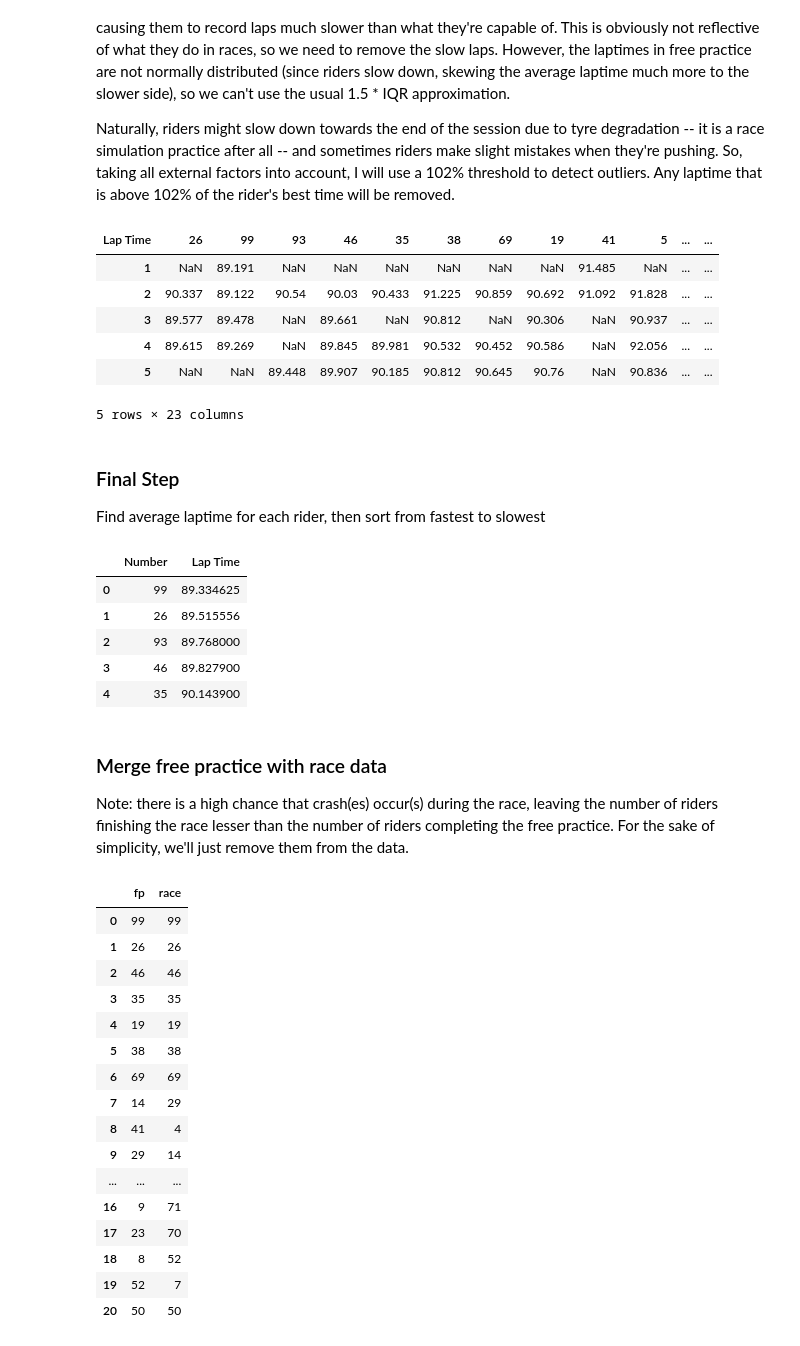
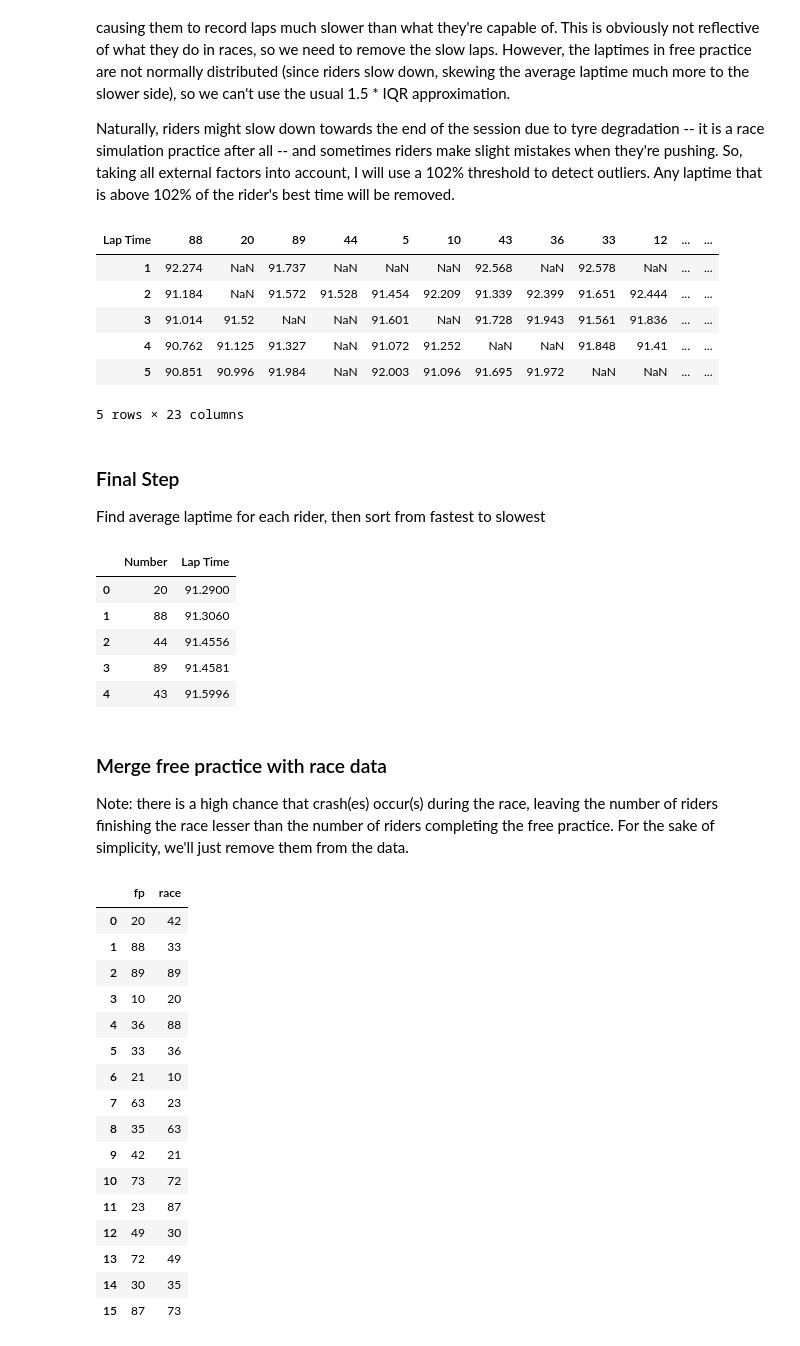
Before and after one commit to aeross/MotoGP-Free-Practice-Analyser, a Jupyter notebook: code/preprocess.ipynb, the cells around one changed output. Saved outputs shown, nothing was run; the diff lists cells and outputs as text; code cells hidden in the pictures.

```diff
--- a/code/preprocess.ipynb
+++ b/code/preprocess.ipynb
@@ -6,6 +6,6 @@ import re
 # %% [markdown]
 ## Race
 # %%
-df = tb.read_pdf("../Data/Race/2013-AUS-RAC.pdf", area = (120, 0, 500, 222), columns=[72, 78, 90, 110], pages = "1")[0]
+df = tb.read_pdf("../Data/Race/2022-VAL-RAC.pdf", area = (120, 0, 500, 222), columns=[72, 78, 90, 110], pages = "1")[0]
 df
 # %% [output]
@@ -64,7 +64,7 @@ See the caveats in the documentation: https://pandas.pydata.org/pandas-docs/stab
 # %% [markdown]
 ## Free Practice
 # %%
-filename = "../Data/FP/2013-AUS-FP4.pdf"
+filename = "../Data/FP/2022-VAL-FP4.pdf"
 # %%
 # getting the data for the free practice pdf is problematic because the table is split into two sides in one page
 dfl = tb.read_pdf(filename, area = (20, 0, 730, 133), columns = [79], pandas_options = {'header': False}, pages = 'all', silent=True)  # left side
@@ -259,12 +259,12 @@ threshold = minimum_lap * 1.02
 df4 = df3[df3 <= threshold]  # remove all values above the threshold
 df4.head()
 # %% [output]
-| Lap Time | 26 | 99 | 93 | 46 | 35 | 38 | 69 | 19 | 41 | 5 | ... | ... |
-| 1 | NaN | 89.191 | NaN | NaN | NaN | NaN | NaN | NaN | 91.485 | NaN | ... | ... |
-| 2 | 90.337 | 89.122 | 90.54 | 90.03 | 90.433 | 91.225 | 90.859 | 90.692 | 91.092 | 91.828 | ... | ... |
-| 3 | 89.577 | 89.478 | NaN | 89.661 | NaN | 90.812 | NaN | 90.306 | NaN | 90.937 | ... | ... |
-| 4 | 89.615 | 89.269 | NaN | 89.845 | 89.981 | 90.532 | 90.452 | 90.586 | NaN | 92.056 | ... | ... |
-| 5 | NaN | NaN | 89.448 | 89.907 | 90.185 | 90.812 | 90.645 | 90.76 | NaN | 90.836 | ... | ... |
+| Lap Time | 88 | 20 | 89 | 44 | 5 | 10 | 43 | 36 | 33 | 12 | ... | ... |
+| 1 | 92.274 | NaN | 91.737 | NaN | NaN | NaN | 92.568 | NaN | 92.578 | NaN | ... | ... |
+| 2 | 91.184 | NaN | 91.572 | 91.528 | 91.454 | 92.209 | 91.339 | 92.399 | 91.651 | 92.444 | ... | ... |
+| 3 | 91.014 | 91.52 | NaN | NaN | 91.601 | NaN | 91.728 | 91.943 | 91.561 | 91.836 | ... | ... |
+| 4 | 90.762 | 91.125 | 91.327 | NaN | 91.072 | 91.252 | NaN | NaN | 91.848 | 91.41 | ... | ... |
+| 5 | 90.851 | 90.996 | 91.984 | NaN | 92.003 | 91.096 | 91.695 | 91.972 | NaN | NaN | ... | ... |
 5 rows × 23 columns
 # %% [markdown]
 ### Final Step
@@ -275,39 +275,40 @@ df5.rename(columns={"Lap Time": "Number", 0: "Lap Time"}, inplace=True)
 df5.head()
 # %% [output]
 |  | Number | Lap Time |
-| 0 | 99 | 89.334625 |
-| 1 | 26 | 89.515556 |
-| 2 | 93 | 89.768000 |
-| 3 | 46 | 89.827900 |
-| 4 | 35 | 90.143900 |
+| 0 | 20 | 91.2900 |
+| 1 | 88 | 91.3060 |
+| 2 | 44 | 91.4556 |
+| 3 | 89 | 91.4581 |
+| 4 | 43 | 91.5996 |
 # %% [markdown]
 ### Merge free practice with race data
 Note: there is a high chance that crash(es) occur(s) during the race, leaving the number of riders finishing the race lesser than the number of riders completing the free practice. For the sake of simplicity, we'll just remove them from the data.
 # %%
 # remove DNF and DNS riders
 df6 = df5[df5["Number"].isin(race["Number"])]    # turn them to NaN
 fp = df6[df6["Number"].notna()].reset_index()    # remove NaN
 
 # how about riders who finished the race but did NOT participate in free practice?
-#race2 = race[race["Number"].isin()]
+race2 = race[race["Number"].isin(fp["Number"])]
+race3 = race2[race2["Number"].notna()].reset_index()
 
-final = pd.DataFrame({"fp": fp["Number"], "race": race["Number"]})
+final = pd.DataFrame({"fp": fp["Number"], "race": race3["Number"]})
 final
 # %% [output]
 |  | fp | race |
-| 0 | 99 | 99 |
-| 1 | 26 | 26 |
-| 2 | 46 | 46 |
-| 3 | 35 | 35 |
-| 4 | 19 | 19 |
-| 5 | 38 | 38 |
-| 6 | 69 | 69 |
-| 7 | 14 | 29 |
-| 8 | 41 | 4 |
-| 9 | 29 | 14 |
-| ... | ... | ... |
-| 16 | 9 | 71 |
-| 17 | 23 | 70 |
-| 18 | 8 | 52 |
-| 19 | 52 | 7 |
-| 20 | 50 | 50 |
+| 0 | 20 | 42 |
+| 1 | 88 | 33 |
+| 2 | 89 | 89 |
+| 3 | 10 | 20 |
+| 4 | 36 | 88 |
+| 5 | 33 | 36 |
+| 6 | 21 | 10 |
+| 7 | 63 | 23 |
+| 8 | 35 | 63 |
+| 9 | 42 | 21 |
+| 10 | 73 | 72 |
+| 11 | 23 | 87 |
+| 12 | 49 | 30 |
+| 13 | 72 | 49 |
+| 14 | 30 | 35 |
+| 15 | 87 | 73 |
```
Also changed, not shown: parts of 9 cells of this notebook.
